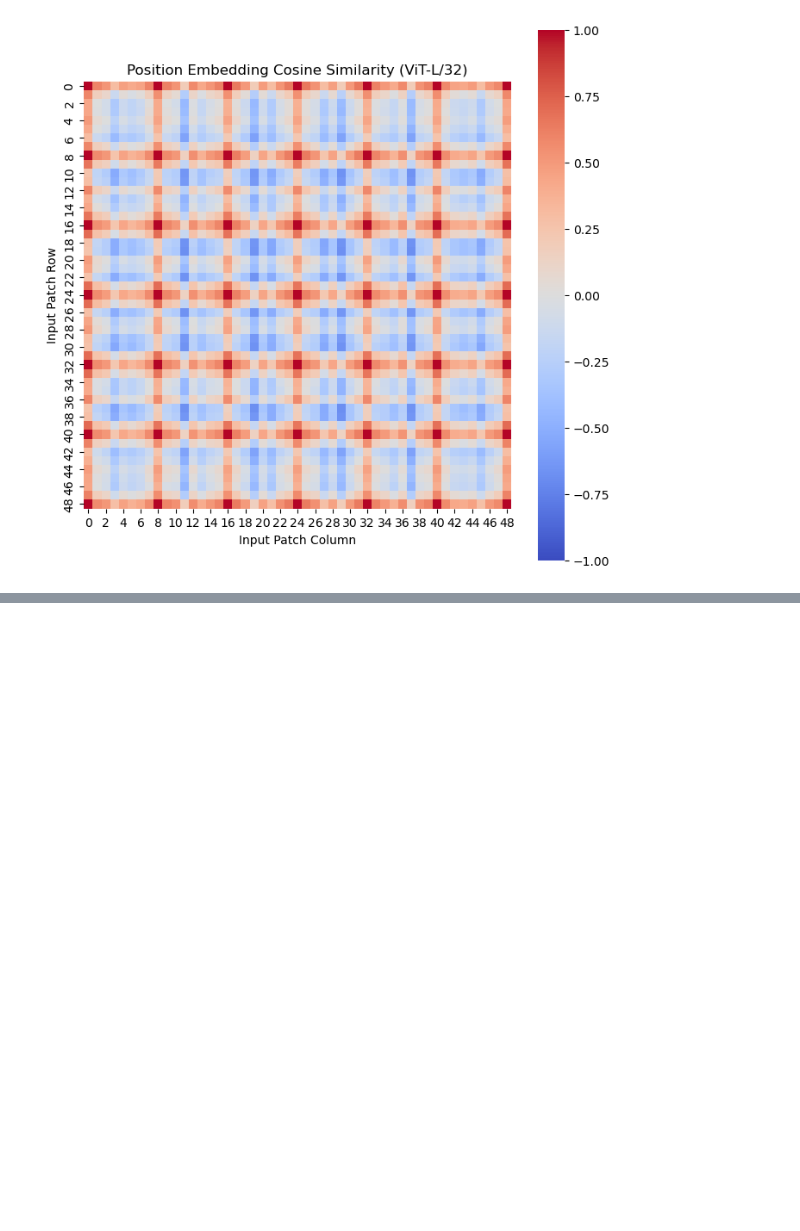
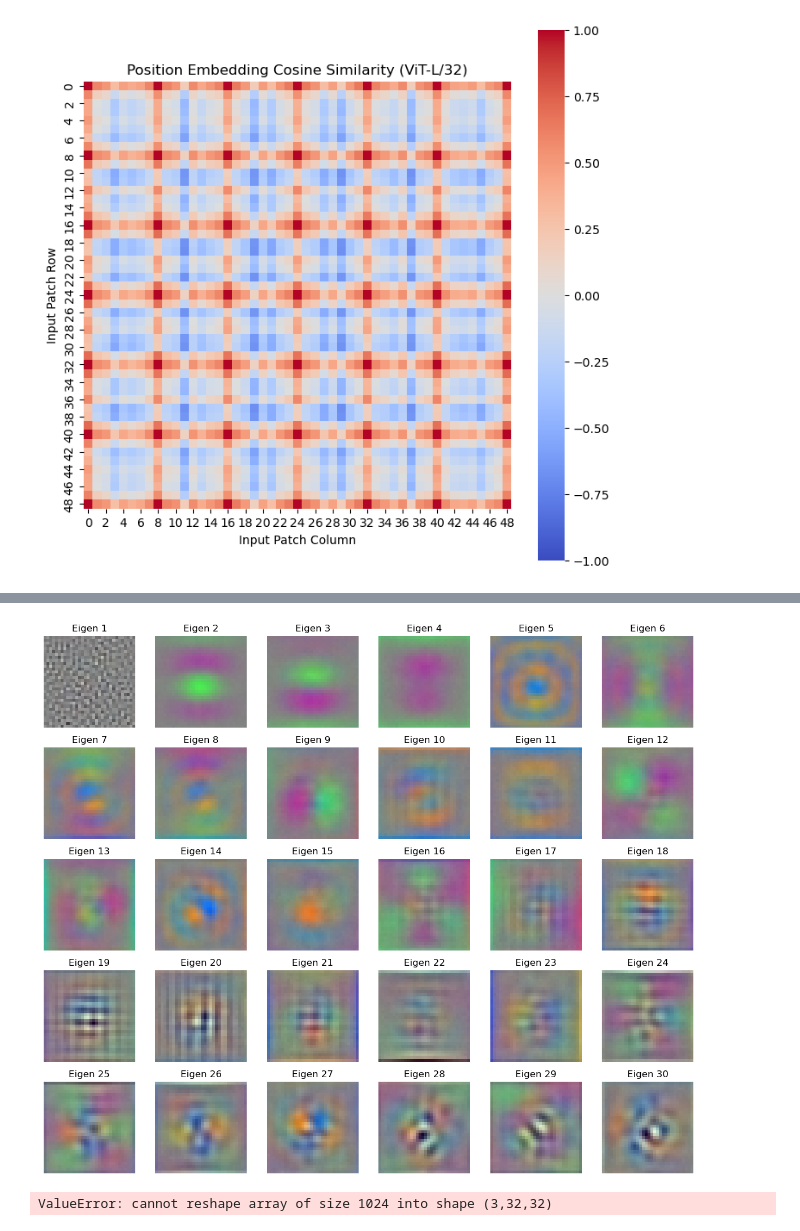
Before and after one commit to tensorchiefs/dlwbl_eth25, a Jupyter notebook: notebooks/attick/03_VIT_Demo.ipynb, the cells around one changed output, grey strips where cells are left out. Drawn from its saved outputs; the diff is of its cells as text; code cells hidden in the pictures; blank space fills up the shorter version.

Commit message:
First Version of Slides

```diff
--- a/notebooks/attick/03_VIT_Demo.ipynb
+++ b/notebooks/attick/03_VIT_Demo.ipynb
@@ -72 +238,72 @@ plt.show()
+# %%
+import torch
+import numpy as np
+import matplotlib.pyplot as plt
+from einops import rearrange
+from transformers import ViTModel
+
+# Load ViT model
+model_name = "google/vit-large-patch32-224-in21k"
+model = ViTModel.from_pretrained(model_name)
+model.eval()  # Set model to evaluation mode
+
+# Extract patch embedding weights (projection matrix)
+E = model.embeddings.patch_embeddings.projection.weight  # Shape: (1024, 3, 32, 32)
+E = rearrange(E, 'c k h w -> c (h w k)')  # Shape: (1024, 3*32*32)
+
+# Convert tensor to NumPy
+E_np = E.detach().numpy()  # Shape: (1024, 3*32*32)
+
+# Compute covariance matrix on the embedding weights
+cov_matrix = np.cor(E_np, rowvar=False)  # Shape: (3*32*32, 3*32*32)
+
+# Compute eigenvalues and eigenvectors
+eigenvalues, eigenvectors = np.linalg.eigh(cov_matrix)
+
+# Sort eigenvalues and eigenvectors in descending order
+sorted_indices = np.argsort(eigenvalues)[::-1]
+eigenvalues = eigenvalues[sorted_indices]
+eigenvectors = eigenvectors[:, sorted_indices]
+
+# Select the top 30 eigenvectors
+top_30_eigenvectors = eigenvectors[:, :30].astype(np.float32)  # Shape: (3*32*32, 30)
+
+# **Back-project into image space**
+# Each eigenvector represents a transformation in the original patch space (3×32×32)
+reconstructed_patches = rearrange(top_30_eigenvectors, '(h w c) t -> t c h w', h=32, w=32, c=3)  # (30, 3, 32, 32)
+
+# Normalize for visualization (scale to 0-1)
+reconstructed_patches = (reconstructed_patches - reconstructed_patches.min()) / (reconstructed_patches.max() - reconstructed_patches.min())
+
+# **Display as images**
+fig, axes = plt.subplots(5, 6, figsize=(12, 10))  # Arrange in a 5x6 grid
+axes = axes.flatten()
+for i in range(30):
+    img = reconstructed_patches[i].transpose(1, 2, 0)  # Convert (3, 32, 32) → (32, 32, 3) for plotting
+    axes[i].imshow(img)
+    axes[i].axis("off")
+    axes[i].set_title(f"Eigen {i+1}")
+
+plt.tight_layout()
+plt.show()
+# %% [output]
+[figure, added]
+# %%
+from sklearn.decomposition import PCA
+
+# Flatten the patch embeddings
+pca = PCA(n_components=100)
+pca.fit(ET.detach().numpy())
+
+# get the first eigenvector
+eigenvector = pca.components_[0]
+eigenvector.shape # 3072=3*32*32
+
+eigenvector_img = eigenvector.reshape(3, 32, 32)
+eigenvector_img = (eigenvector_img - eigenvector_img.min()) / (eigenvector_img.max() - eigenvector_img.min())
+plt.imshow(eigenvector_img.transpose(2, 1, 0))
+
+plt.show()
+# %% [output]
+ValueError: cannot reshape array of size 1024 into shape (3,32,32)
 # %%
```
Also changed, not shown: parts of 11 cells of this notebook, 3 other files.
